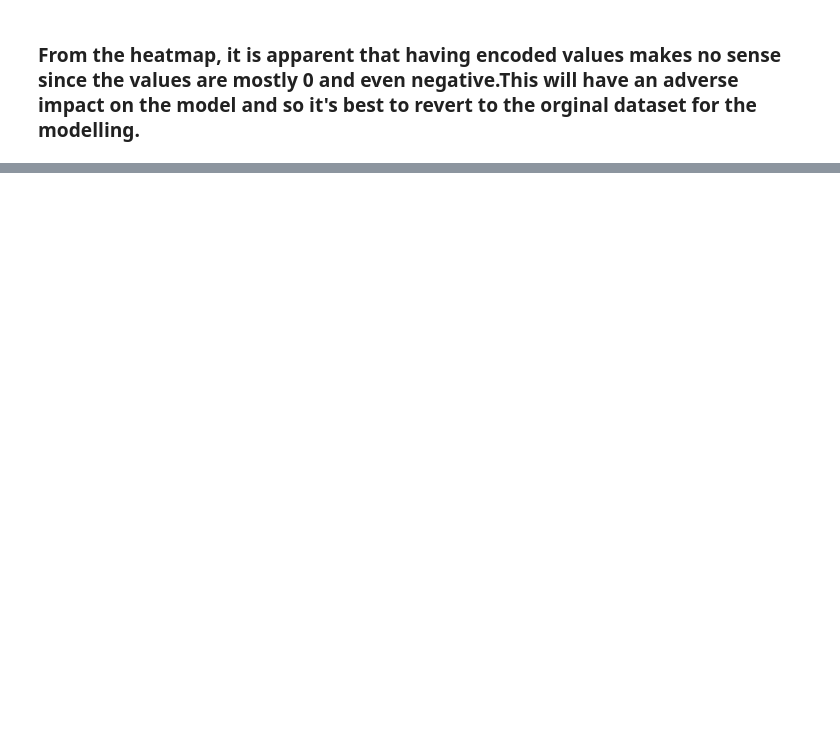
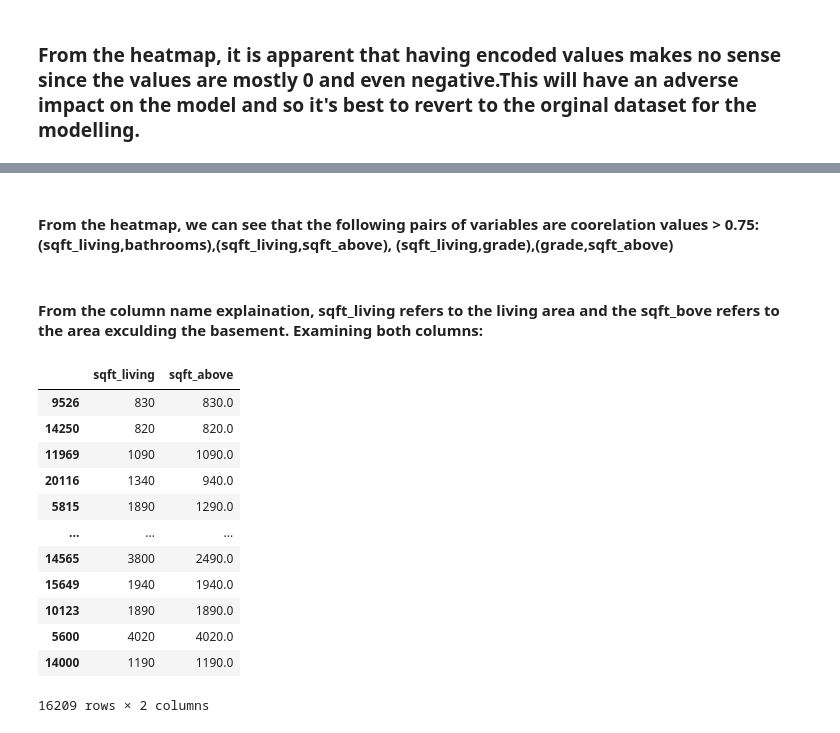
Before and after one commit to rahulakrish/linear_regression, a Jupyter notebook: phase2_project.ipynb, the cells around one changed output, grey strips where cells are left out. Saved outputs shown, nothing was run; the diff lists cells and outputs as text; code cells hidden in the pictures; blank space fills up the shorter version.

```diff
--- a/phase2_project.ipynb
+++ b/phase2_project.ipynb
@@ -407,0 +440,20 @@ X.head()
+# %% [markdown]
+#### From the heatmap, we can see that the following pairs of variables are coorelation values > 0.75: (sqft_living,bathrooms),(sqft_living,sqft_above), (sqft_living,grade),(grade,sqft_above)
+# %% [markdown]
+#### From the column name explaination, sqft_living refers to the living area and the sqft_bove refers to the area exculding the basement. Examining both columns:
+# %%
+X_train.loc[:,['sqft_living', 'sqft_above']]
+# %% [output]
+|  | sqft_living | sqft_above |
+| 9526 | 830 | 830.0 |
+| 14250 | 820 | 820.0 |
+| 11969 | 1090 | 1090.0 |
+| 20116 | 1340 | 940.0 |
+| 5815 | 1890 | 1290.0 |
+| ... | ... | ... |
+| 14565 | 3800 | 2490.0 |
+| 15649 | 1940 | 1940.0 |
+| 10123 | 1890 | 1890.0 |
+| 5600 | 4020 | 4020.0 |
+| 14000 | 1190 | 1190.0 |
+16209 rows × 2 columns
```
Also changed, not shown: parts of 21 cells of this notebook.
